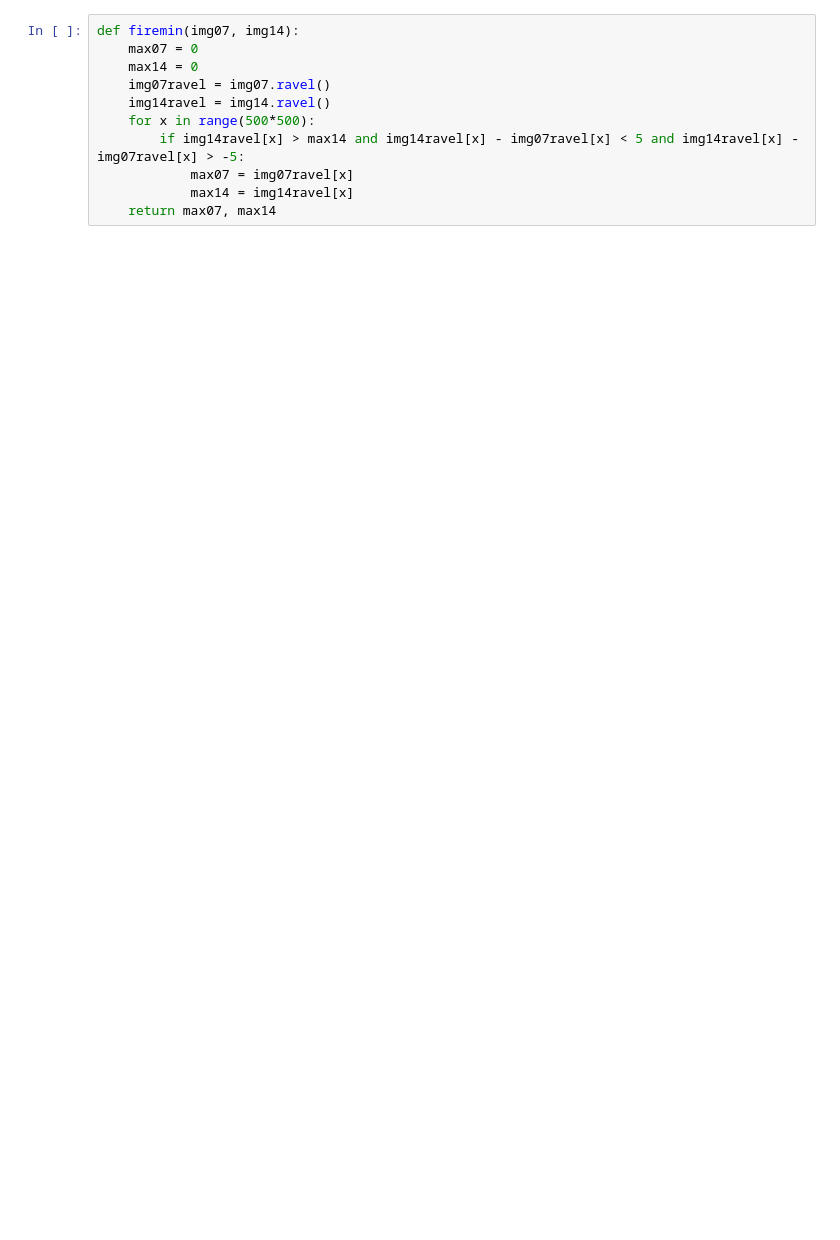
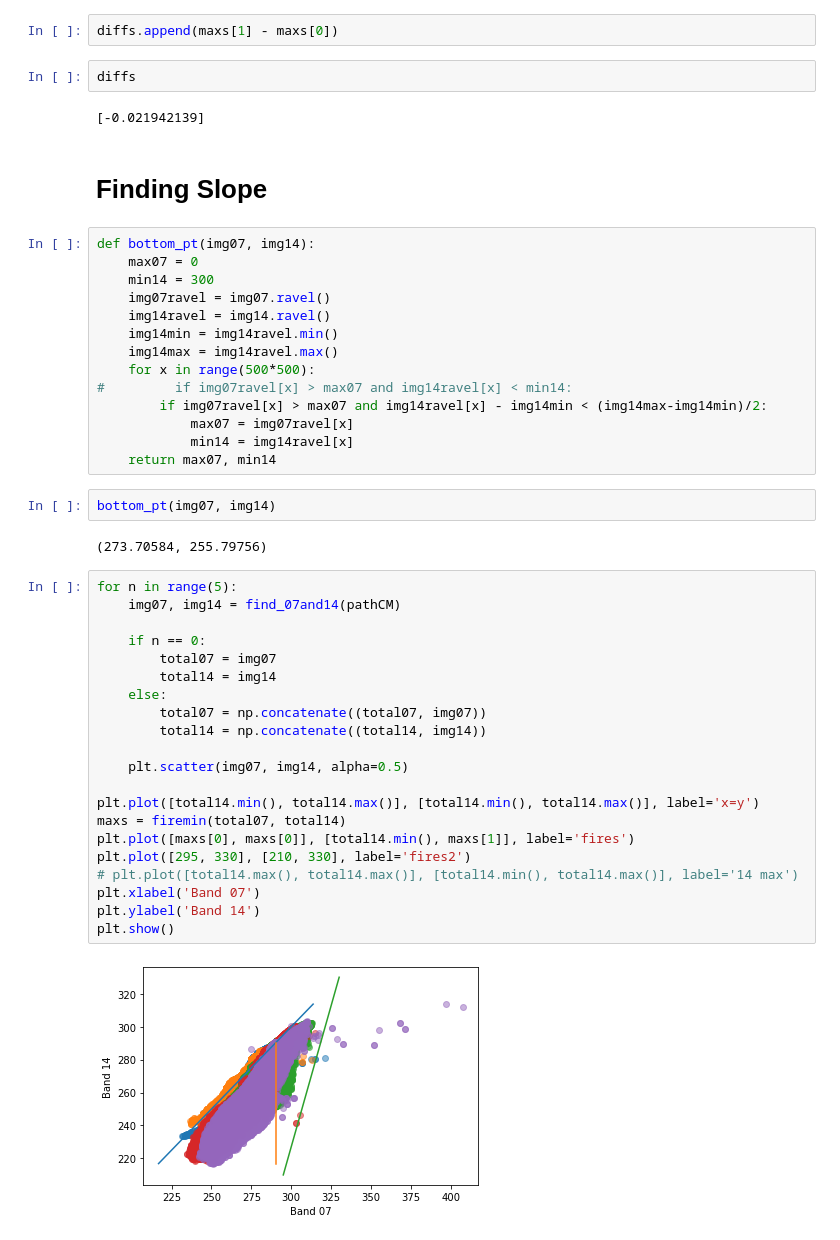
Before and after one commit to ccny-glasslab/Fires, a Jupyter notebook: Identifying Fires/fire_threshold_outliers.ipynb, the cells around one changed output. Saved outputs shown, nothing was run; the diff lists cells and outputs as text; blank space fills up the shorter version.

```diff
--- a/Identifying Fires/fire_threshold_outliers.ipynb
+++ b/Identifying Fires/fire_threshold_outliers.ipynb
@@ -50,11 +104,49 @@ plt.show()
+# %%
+diffs.append(maxs[1] - maxs[0])
+# %%
+diffs
+# %% [output]
+[-0.021942139]
+# %% [markdown]
+# Finding Slope
 # %%
-def firemin(img07, img14):
+def bottom_pt(img07, img14):
     max07 = 0
-    max14 = 0
+    min14 = 300
     img07ravel = img07.ravel()
     img14ravel = img14.ravel()
+    img14min = img14ravel.min()
+    img14max = img14ravel.max()
     for x in range(500*500):
-        if img14ravel[x] > max14 and img14ravel[x] - img07ravel[x] < 5 and img14ravel[x] - img07ravel[x] > -5:
+#         if img07ravel[x] > max07 and img14ravel[x] < min14:
+        if img07ravel[x] > max07 and img14ravel[x] - img14min < (img14max-img14min)/2:
             max07 = img07ravel[x]
-            max14 = img14ravel[x]
-    return max07, max14
+            min14 = img14ravel[x]
+    return max07, min14
+# %%
+bottom_pt(img07, img14)
+# %% [output]
+(273.70584, 255.79756)
+# %%
+for n in range(5):
+    img07, img14 = find_07and14(pathCM)
+
+    if n == 0:
+        total07 = img07
+        total14 = img14
+    else:
+        total07 = np.concatenate((total07, img07))
+        total14 = np.concatenate((total14, img14))
+
+    plt.scatter(img07, img14, alpha=0.5)
+
+plt.plot([total14.min(), total14.max()], [total14.min(), total14.max()], label='x=y')
+maxs = firemin(total07, total14)
+plt.plot([maxs[0], maxs[0]], [total14.min(), maxs[1]], label='fires')
+plt.plot([295, 330], [210, 330], label='fires2')
+# plt.plot([total14.max(), total14.max()], [total14.min(), total14.max()], label='14 max')
+plt.xlabel('Band 07')
+plt.ylabel('Band 14')
+plt.show()
+# %% [output]
+[figure, added]
```
Also changed, not shown: parts of 6 cells of this notebook, 6 other files.
